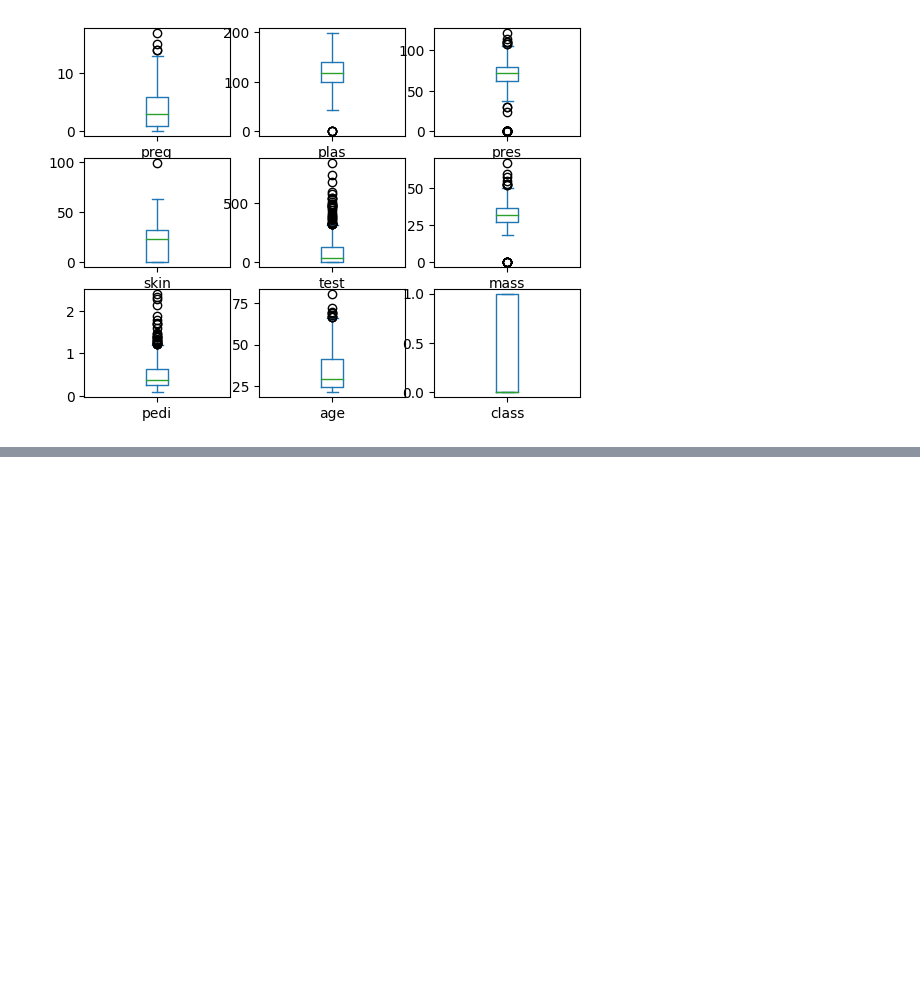
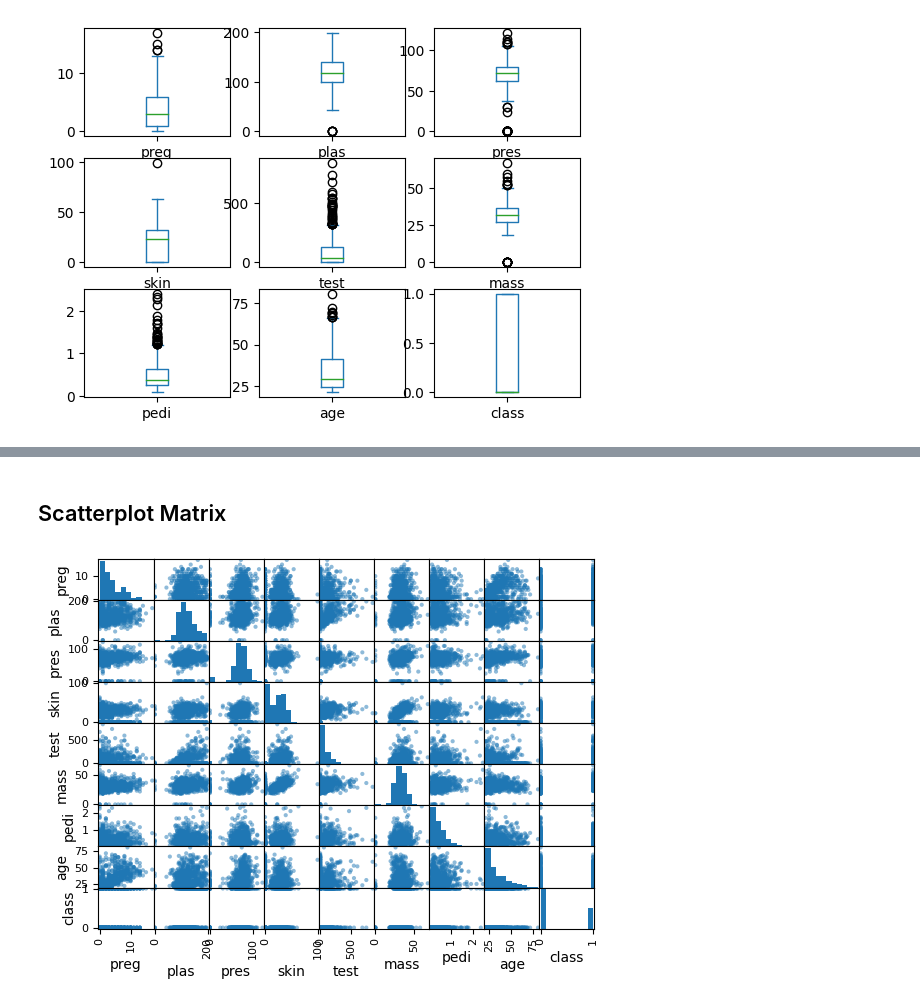
Before and after one commit to ZohanaZuthi/Hands_on_Machine_Learning-Scikit_Keras_Tensorflow, a Jupyter notebook: Pima_Indian_Project.ipynb, the cells around one changed output, grey strips where cells are left out. Saved outputs shown, nothing was run; the diff lists cells and outputs as text; code cells hidden in the pictures; blank space fills up the shorter version.

```diff
--- a/Pima_Indian_Project.ipynb
+++ b/Pima_Indian_Project.ipynb
@@ -283,0 +321,8 @@ dtype: object
+# %% [markdown]
+## Scatterplot Matrix
+# %%
+from pandas.plotting import scatter_matrix
+scatter_matrix(data)
+plt.show()
+# %% [output]
+[figure, added]
```
Also changed, not shown: parts of 4 cells of this notebook.
